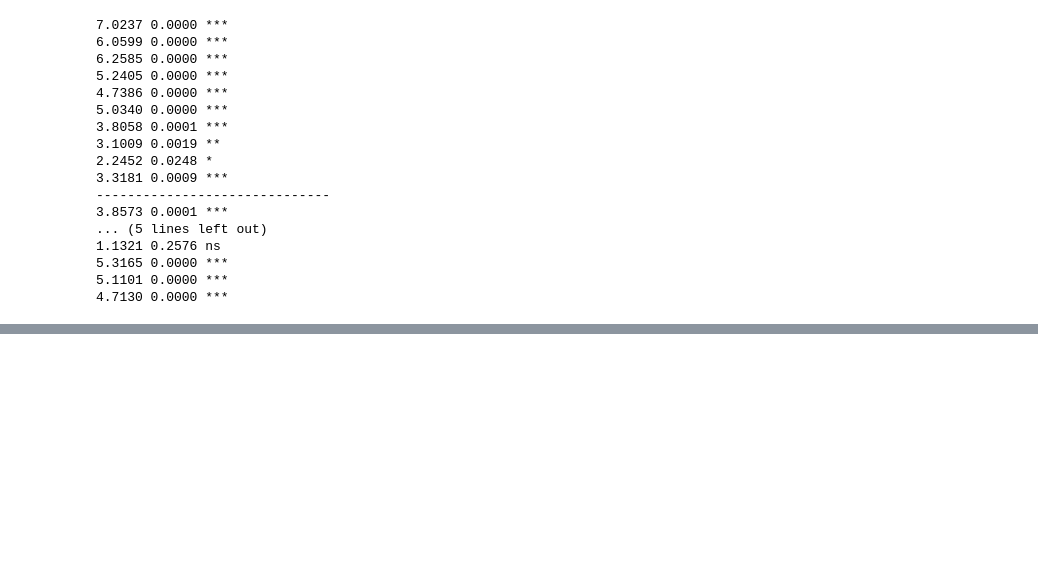
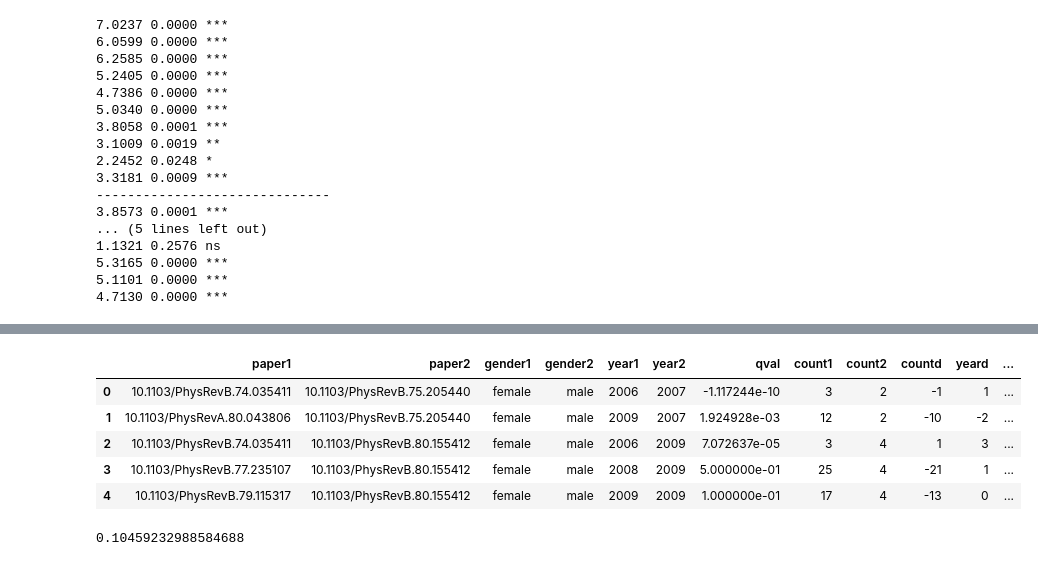
Before and after one commit to therobinkay/firstmover, a Jupyter notebook: main.ipynb, the cells around one changed output, grey strips where cells are left out. Cells and saved outputs as stored; diff of their text form; code cells hidden in the pictures; blank space fills up the shorter version.

```diff
--- a/main.ipynb
+++ b/main.ipynb
@@ -2479,0 +2546,21 @@ sim_mf_5.head()
+# %%
+mfs_5 = sim_mf_5[sim_mf_5['yeard'] <= 3]
+mfs_5 = mfs_5[mfs_5['yeard'] >= -3].reset_index(drop=True)
+
+mfs_5.head()
+# %% [output]
+|  | paper1 | paper2 | gender1 | gender2 | year1 | year2 | qval | count1 | count2 | countd | yeard | ... |
+| 0 | 10.1103/PhysRevB.74.035411 | 10.1103/PhysRevB.75.205440 | female | male | 2006 | 2007 | -1.117244e-10 | 3 | 2 | -1 | 1 | ... |
+| 1 | 10.1103/PhysRevA.80.043806 | 10.1103/PhysRevB.75.205440 | female | male | 2009 | 2007 | 1.924928e-03 | 12 | 2 | -10 | -2 | ... |
+| 2 | 10.1103/PhysRevB.74.035411 | 10.1103/PhysRevB.80.155412 | female | male | 2006 | 2009 | 7.072637e-05 | 3 | 4 | 1 | 3 | ... |
+| 3 | 10.1103/PhysRevB.77.235107 | 10.1103/PhysRevB.80.155412 | female | male | 2008 | 2009 | 5.000000e-01 | 25 | 4 | -21 | 1 | ... |
+| 4 | 10.1103/PhysRevB.79.115317 | 10.1103/PhysRevB.80.155412 | female | male | 2009 | 2009 | 1.000000e-01 | 17 | 4 | -13 | 0 | ... |
+# %%
+p = 0.001
+
+simp_5 = mfs_5[mfs_5['qval'] < p].sort_values('countd').reset_index(drop=True)
+print(len(simp_5)/len(mfs_5))
+
+simp_mw_5 = simp_5[['lateryear', 'countd']].sort_values(by=['lateryear', 'countd'])
+# %% [output]
+0.10459232988584688
```
Also changed, not shown: parts of 22 cells of this notebook.
